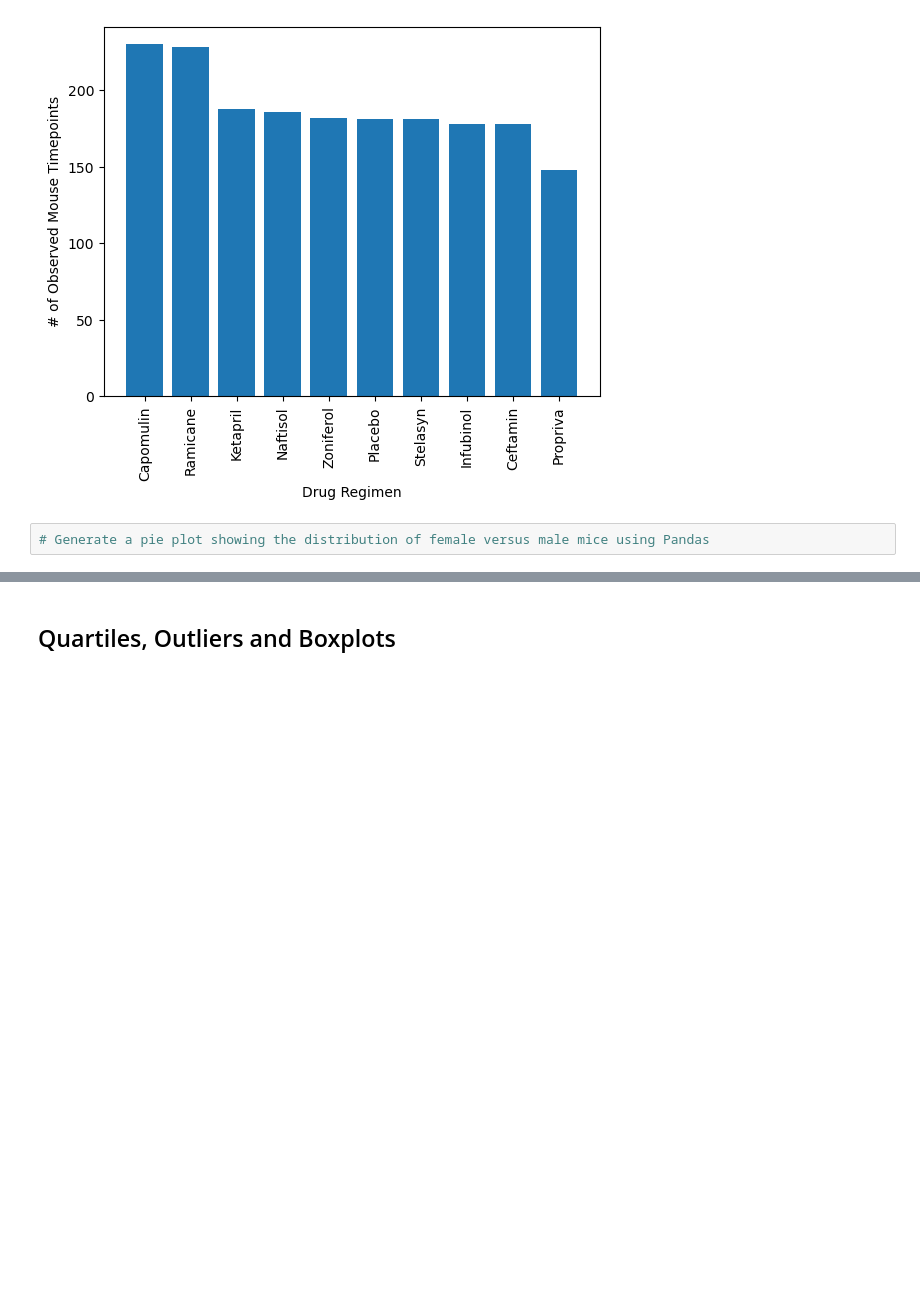
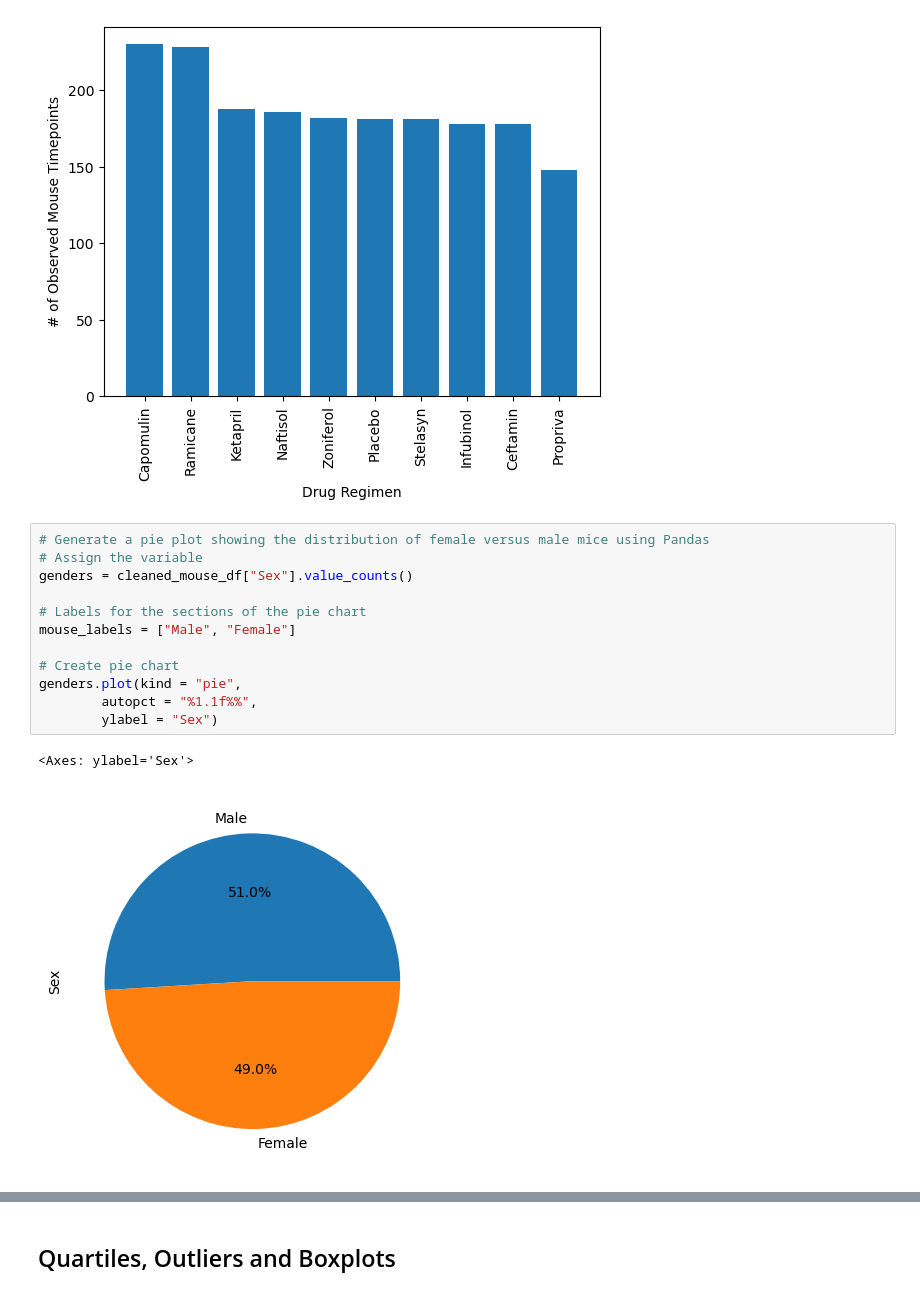
Before and after one commit to veenahvina/Pymaceuticals_MarvinaLarry, a Jupyter notebook: Pharma_MarvinaLarry.ipynb, the cells around one changed output, grey strips where cells are left out. Cells and saved outputs as stored; diff of their text form; blank space fills up the shorter version.

```diff
--- a/Pharma_MarvinaLarry.ipynb
+++ b/Pharma_MarvinaLarry.ipynb
@@ -170,6 +170,19 @@ plt.show()
 [figure]
 # %%
 # Generate a pie plot showing the distribution of female versus male mice using Pandas
+# Assign the variable
+genders = cleaned_mouse_df["Sex"].value_counts()
+
+# Labels for the sections of the pie chart
+mouse_labels = ["Male", "Female"]
+
+# Create pie chart
+genders.plot(kind = "pie",
+        autopct = "%1.1f%%",
+        ylabel = "Sex")
+# %% [output]
+<Axes: ylabel='Sex'>
+[figure, added]
 # %%
 # Generate a pie plot showing the distribution of female versus male mice using pyplot
 # Assign the variable
```
Also changed, not shown: parts of 1 cell of this notebook.
